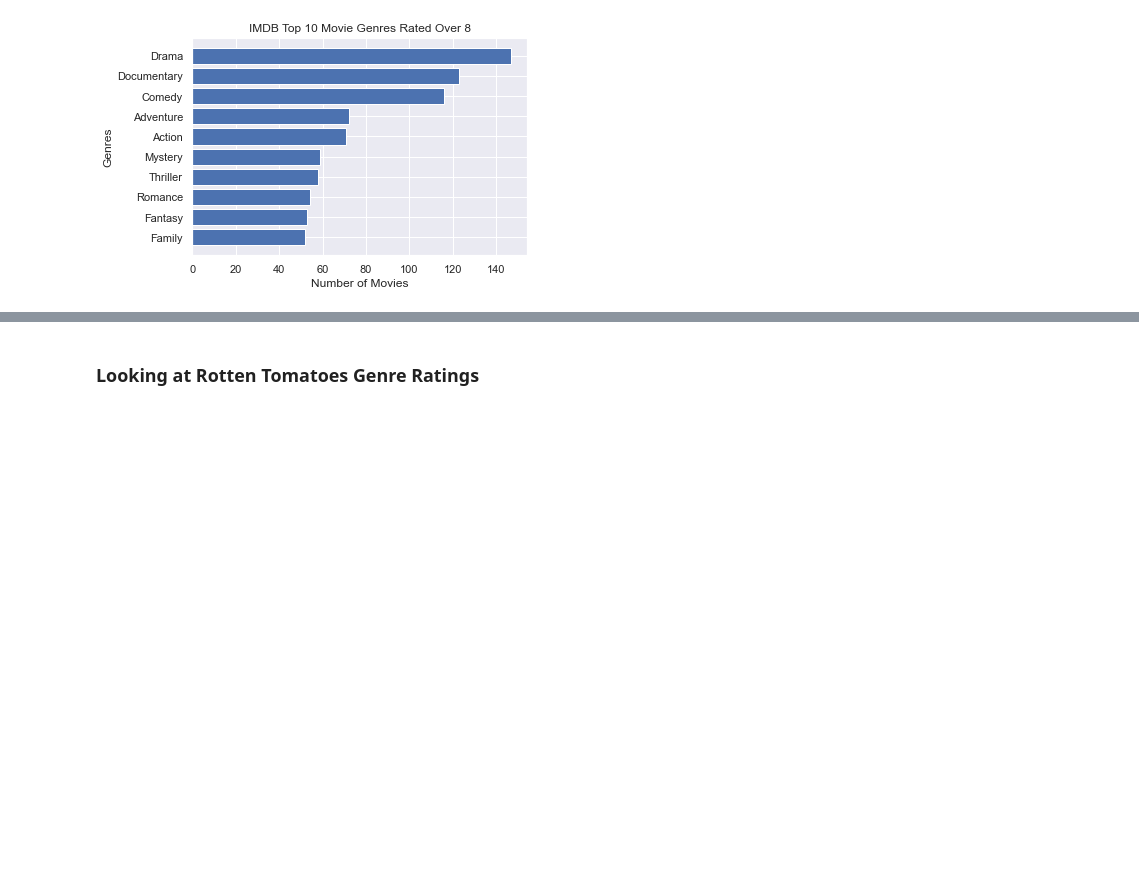
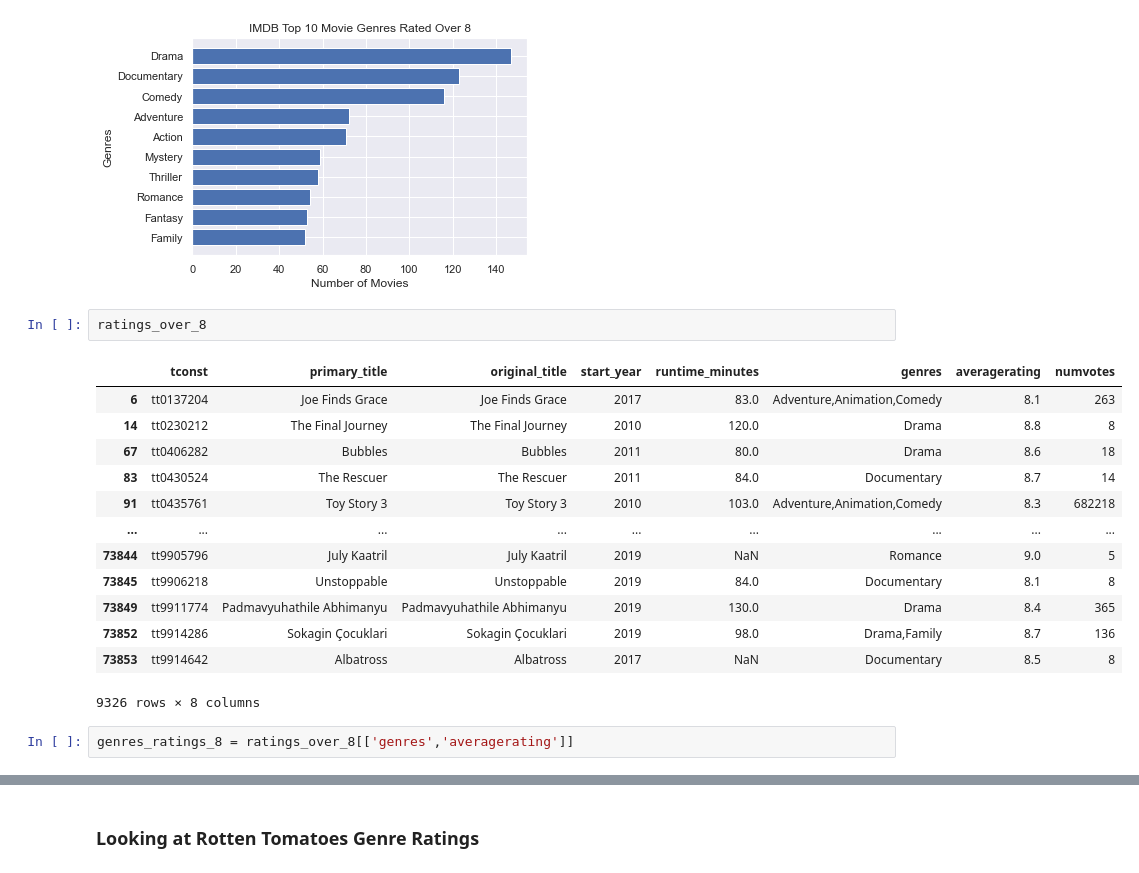
Before and after one commit to zach-hanly/microsoft_movie_project, a Jupyter notebook: jerry/Ignore.ipynb, the cells around one changed output, grey strips where cells are left out. Cells and saved outputs as stored; diff of their text form; blank space fills up the shorter version.

```diff
--- a/jerry/testing_1.ipynb
+++ b/jerry/Ignore.ipynb
@@ -115,3 +115,21 @@ ax.set_xlabel('Number of Movies')
 ax.set_ylabel('Genres');
 # %% [output]
 [figure]
+# %%
+ratings_over_8
+# %% [output]
+|  | tconst | primary_title | original_title | start_year | runtime_minutes | genres | averagerating | numvotes |
+| 6 | tt0137204 | Joe Finds Grace | Joe Finds Grace | 2017 | 83.0 | Adventure,Animation,Comedy | 8.1 | 263 |
+| 14 | tt0230212 | The Final Journey | The Final Journey | 2010 | 120.0 | Drama | 8.8 | 8 |
+| 67 | tt0406282 | Bubbles | Bubbles | 2011 | 80.0 | Drama | 8.6 | 18 |
+| 83 | tt0430524 | The Rescuer | The Rescuer | 2011 | 84.0 | Documentary | 8.7 | 14 |
+| 91 | tt0435761 | Toy Story 3 | Toy Story 3 | 2010 | 103.0 | Adventure,Animation,Comedy | 8.3 | 682218 |
+| ... | ... | ... | ... | ... | ... | ... | ... | ... |
+| 73844 | tt9905796 | July Kaatril | July Kaatril | 2019 | NaN | Romance | 9.0 | 5 |
+| 73845 | tt9906218 | Unstoppable | Unstoppable | 2019 | 84.0 | Documentary | 8.1 | 8 |
+| 73849 | tt9911774 | Padmavyuhathile Abhimanyu | Padmavyuhathile Abhimanyu | 2019 | 130.0 | Drama | 8.4 | 365 |
+| 73852 | tt9914286 | Sokagin Çocuklari | Sokagin Çocuklari | 2019 | 98.0 | Drama,Family | 8.7 | 136 |
+| 73853 | tt9914642 | Albatross | Albatross | 2017 | NaN | Documentary | 8.5 | 8 |
+9326 rows × 8 columns
+# %%
+genres_ratings_8 = ratings_over_8[['genres','averagerating']]
```
Also changed, not shown: parts of 17 cells of this notebook, 2 other files.
